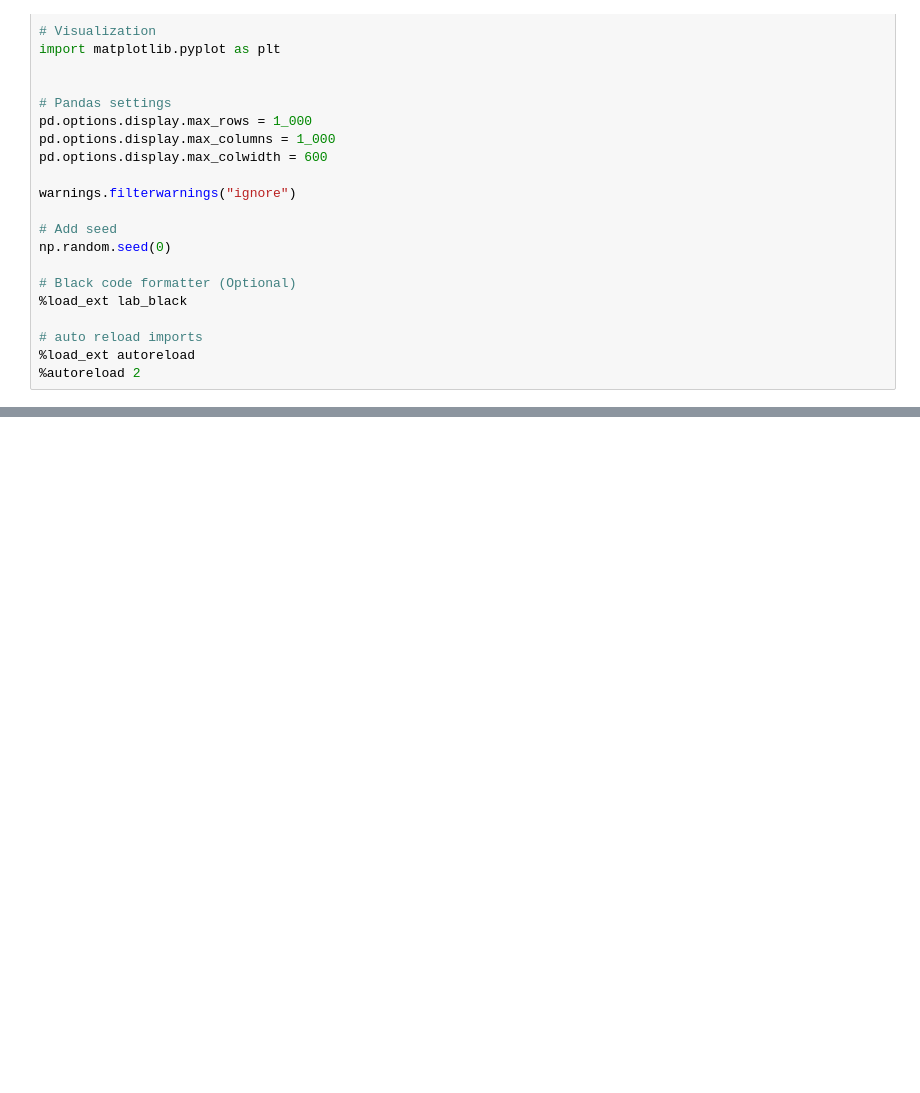
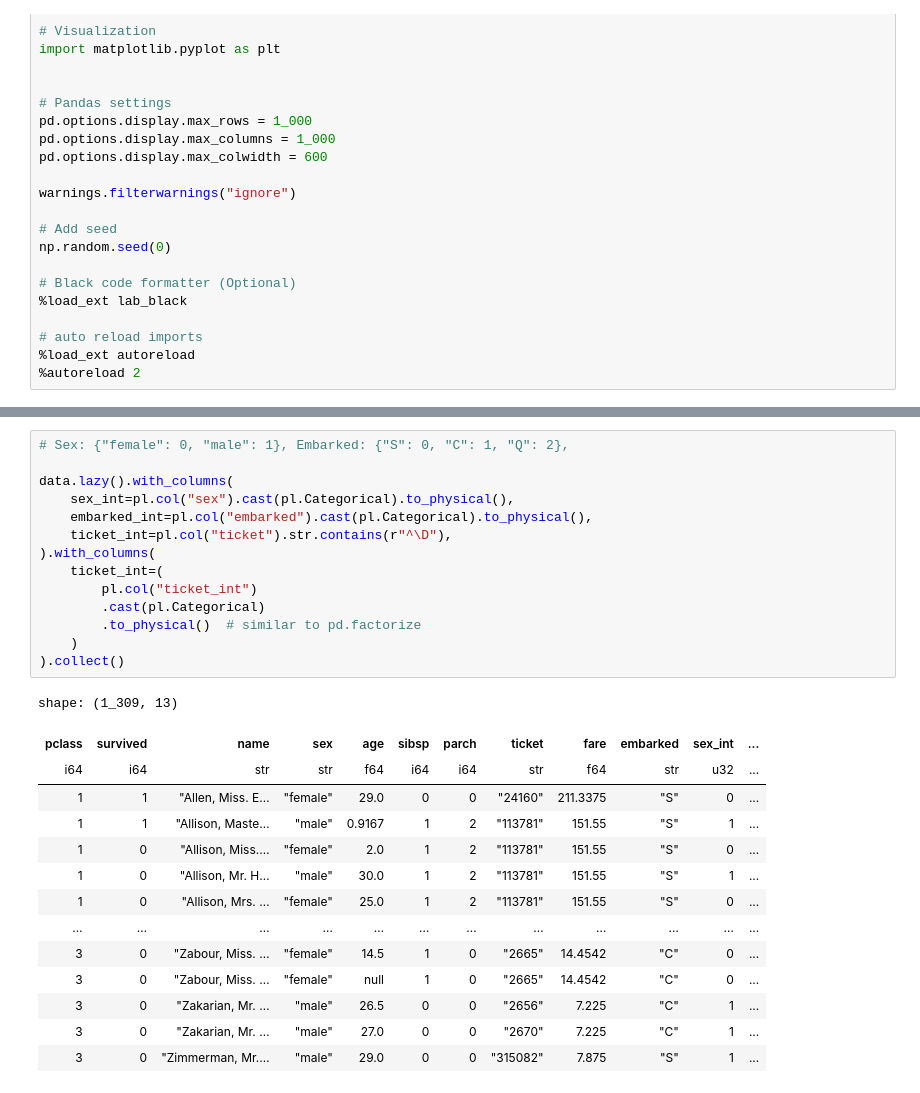
Before and after one commit to chineidu/MLOps_Tutorials, a Jupyter notebook: other_notes/Automations/DVC/lab.ipynb, the cells around one changed output, grey strips where cells are left out. Drawn from its saved outputs; the diff is of its cells as text; blank space fills up the shorter version.

```diff
--- a/other_notes/Automations/DVC/lab.ipynb
+++ b/other_notes/Automations/DVC/lab.ipynb
@@ -47,0 +125,29 @@ np.random.seed(0)
+# %%
+# Sex: {"female": 0, "male": 1}, Embarked: {"S": 0, "C": 1, "Q": 2},
+
+data.lazy().with_columns(
+    sex_int=pl.col("sex").cast(pl.Categorical).to_physical(),
+    embarked_int=pl.col("embarked").cast(pl.Categorical).to_physical(),
+    ticket_int=pl.col("ticket").str.contains(r"^\D"),
+).with_columns(
+    ticket_int=(
+        pl.col("ticket_int")
+        .cast(pl.Categorical)
+        .to_physical()  # similar to pd.factorize
+    )
+).collect()
+# %% [output]
+shape: (1_309, 13)
+| pclass | survived | name | sex | age | sibsp | parch | ticket | fare | embarked | sex_int | ... |
+| i64 | i64 | str | str | f64 | i64 | i64 | str | f64 | str | u32 | ... |
+| 1 | 1 | "Allen, Miss. E… | "female" | 29.0 | 0 | 0 | "24160" | 211.3375 | "S" | 0 | ... |
+| 1 | 1 | "Allison, Maste… | "male" | 0.9167 | 1 | 2 | "113781" | 151.55 | "S" | 1 | ... |
+| 1 | 0 | "Allison, Miss.… | "female" | 2.0 | 1 | 2 | "113781" | 151.55 | "S" | 0 | ... |
+| 1 | 0 | "Allison, Mr. H… | "male" | 30.0 | 1 | 2 | "113781" | 151.55 | "S" | 1 | ... |
+| 1 | 0 | "Allison, Mrs. … | "female" | 25.0 | 1 | 2 | "113781" | 151.55 | "S" | 0 | ... |
+| … | … | … | … | … | … | … | … | … | … | … | ... |
+| 3 | 0 | "Zabour, Miss. … | "female" | 14.5 | 1 | 0 | "2665" | 14.4542 | "C" | 0 | ... |
+| 3 | 0 | "Zabour, Miss. … | "female" | null | 1 | 0 | "2665" | 14.4542 | "C" | 0 | ... |
+| 3 | 0 | "Zakarian, Mr. … | "male" | 26.5 | 0 | 0 | "2656" | 7.225 | "C" | 1 | ... |
+| 3 | 0 | "Zakarian, Mr. … | "male" | 27.0 | 0 | 0 | "2670" | 7.225 | "C" | 1 | ... |
+| 3 | 0 | "Zimmerman, Mr.… | "male" | 29.0 | 0 | 0 | "315082" | 7.875 | "S" | 1 | ... |
```
Also changed, not shown: parts of 17 cells of this notebook, 3 other files.
